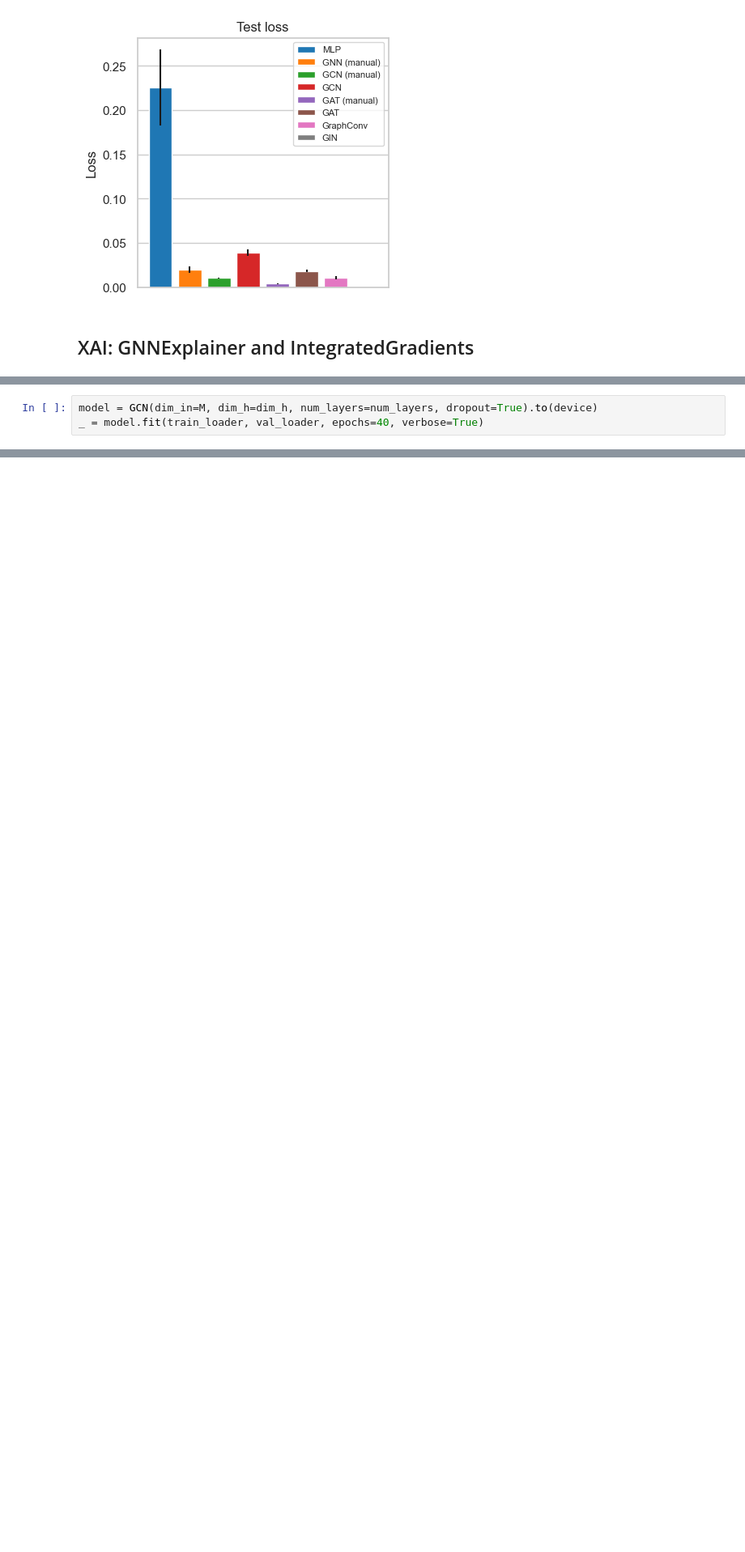
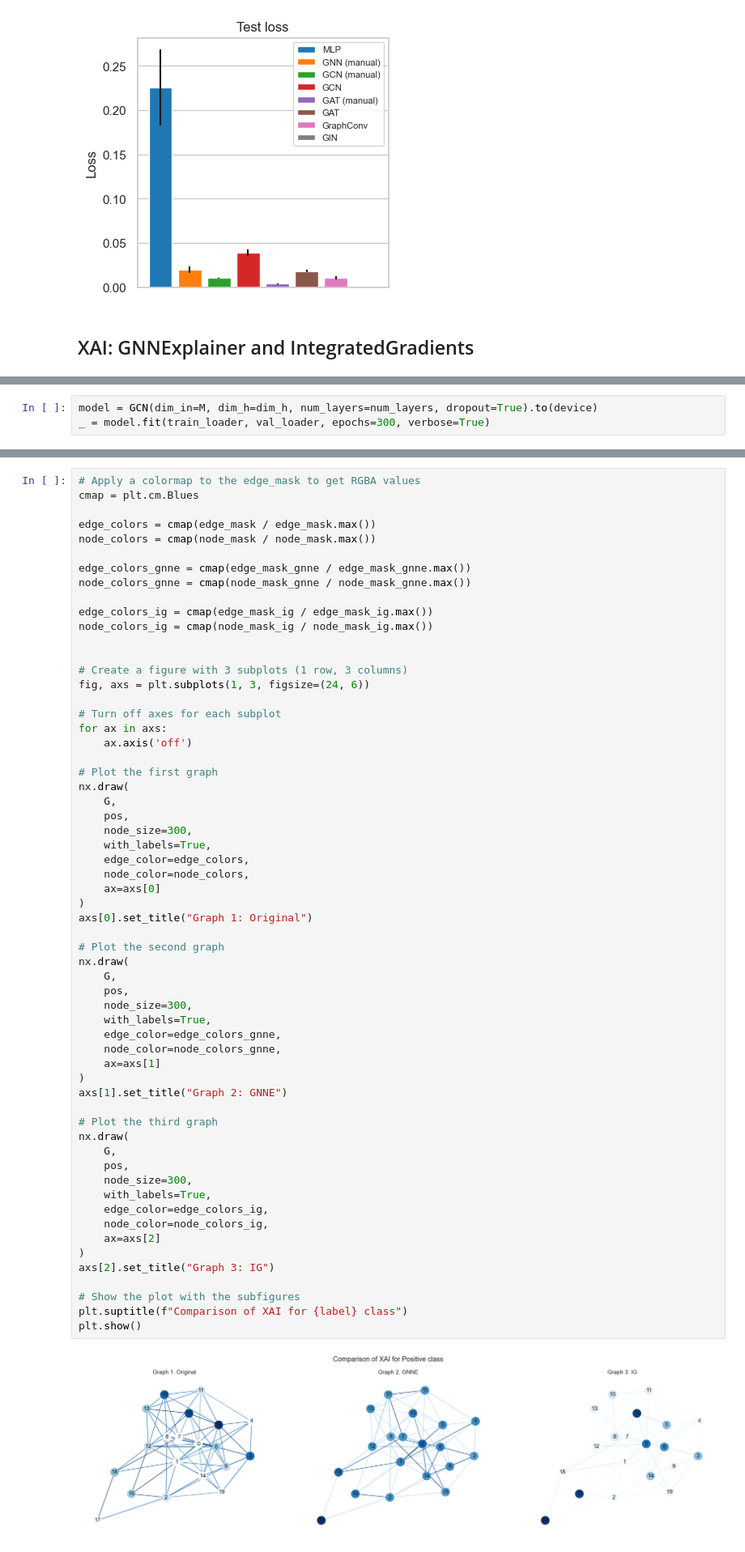
Before and after one commit to Bulbatronik/Exploring-GNN-for-Gaussian-Graphs, a Jupyter notebook: project.ipynb, the cells around one changed output, grey strips where cells are left out. Shown at 81% size. Drawn from its saved outputs; the diff is of its cells as text; blank space fills up the shorter version.

Commit message:
add XAI graphs

```diff
--- a/project.ipynb
+++ b/project.ipynb
@@ -587,4 +583,4 @@ Data(x=[20, 21], edge_index=[2, 112], y=[1], edge_weight=[112])
 # %%
 model = GCN(dim_in=M, dim_h=dim_h, num_layers=num_layers, dropout=True).to(device)
-_ = model.fit(train_loader, val_loader, epochs=40, verbose=True)
+_ = model.fit(train_loader, val_loader, epochs=300, verbose=True)
 # %% [output]
@@ -864,0 +658,62 @@ torch.Size([20, 21])
+# %%
+# Apply a colormap to the edge_mask to get RGBA values
+cmap = plt.cm.Blues
+
+edge_colors = cmap(edge_mask / edge_mask.max())
+node_colors = cmap(node_mask / node_mask.max())
+
+edge_colors_gnne = cmap(edge_mask_gnne / edge_mask_gnne.max())
+node_colors_gnne = cmap(node_mask_gnne / node_mask_gnne.max())
+
+edge_colors_ig = cmap(edge_mask_ig / edge_mask_ig.max())
+node_colors_ig = cmap(node_mask_ig / node_mask_ig.max())
+
+
+# Create a figure with 3 subplots (1 row, 3 columns)
+fig, axs = plt.subplots(1, 3, figsize=(24, 6))
+
+# Turn off axes for each subplot
+for ax in axs:
+    ax.axis('off')
+
+# Plot the first graph
+nx.draw(
+    G,
+    pos,
+    node_size=300,
+    with_labels=True,
+    edge_color=edge_colors,
+    node_color=node_colors,
+    ax=axs[0]
+)
+axs[0].set_title("Graph 1: Original")
+
+# Plot the second graph
+nx.draw(
+    G,
+    pos,
+    node_size=300,
+    with_labels=True,
+    edge_color=edge_colors_gnne,
+    node_color=node_colors_gnne,
+    ax=axs[1]
+)
+axs[1].set_title("Graph 2: GNNE")
+
+# Plot the third graph
+nx.draw(
+    G,
+    pos,
+    node_size=300,
+    with_labels=True,
+    edge_color=edge_colors_ig,
+    node_color=node_colors_ig,
+    ax=axs[2]
+)
+axs[2].set_title("Graph 3: IG")
+
+# Show the plot with the subfigures
+plt.suptitle(f"Comparison of XAI for {label} class")
+plt.show()
+# %% [output]
+[figure, added]
```
Also changed, not shown: parts of 20 cells of this notebook.
